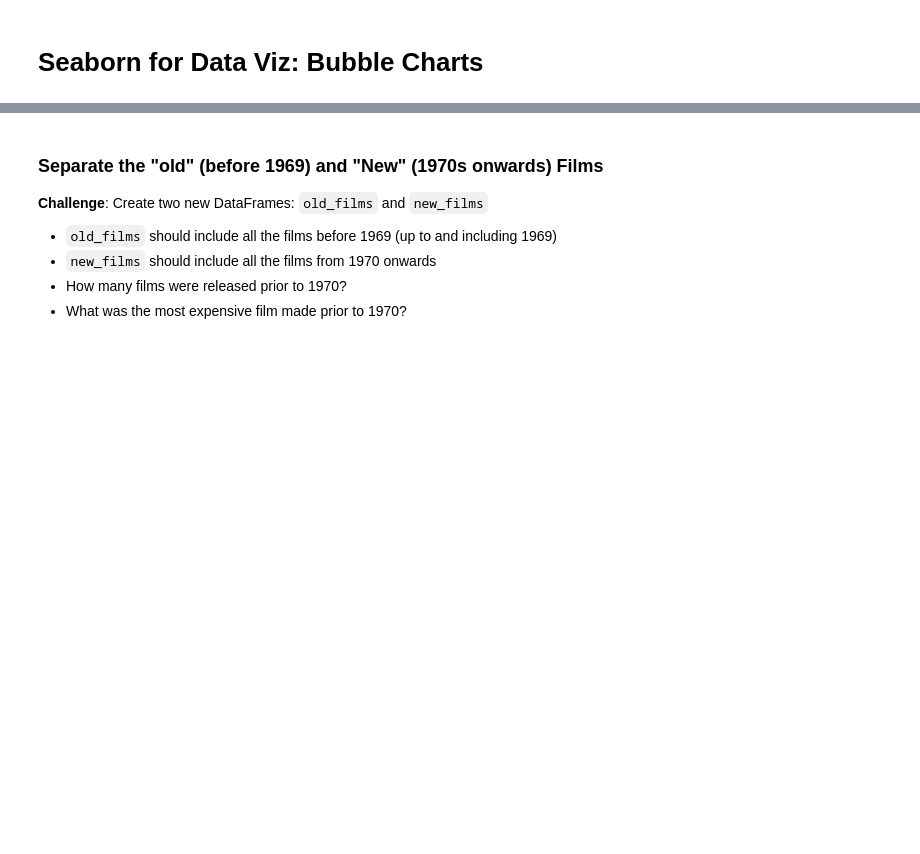
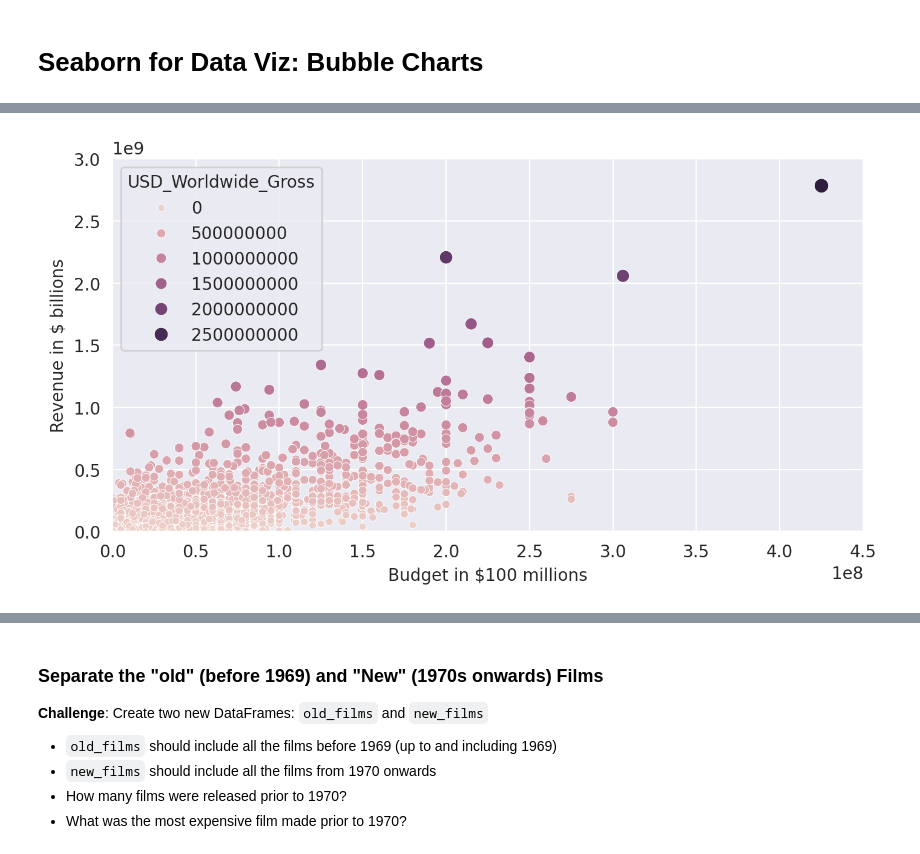
Before and after one commit to Osmestrasmesnica/Python2024, a Jupyter notebook: Dan_78-Seaborn/Seaborn_and_Linear_Regression_(start).ipynb, the cells around one changed output, grey strips where cells are left out. Saved outputs shown, nothing was run; the diff lists cells and outputs as text; code cells hidden in the pictures; blank space fills up the shorter version.

```diff
--- a/Dan_78-Seaborn/Seaborn_and_Linear_Regression_(start).ipynb
+++ b/Dan_78-Seaborn/Seaborn_and_Linear_Regression_(start).ipynb
@@ -147,0 +384,18 @@ What is the percentage of films where the production costs exceeded the worldwid
+# %%
+# To set the styling on a single chart (as opposed to all the charts in the entire notebook) we can use Python's with keyword
+plt.figure(figsize=(8,4), dpi=200)
+
+# set styling on a single chart
+with sns.axes_style('darkgrid'):
+  ax = sns.scatterplot(data=data_clean,
+                       x='USD_Production_Budget',
+                       y='USD_Worldwide_Gross',
+                       hue='USD_Worldwide_Gross',
+                       size='USD_Worldwide_Gross')
+
+  ax.set(ylim=(0, 3000000000),
+        xlim=(0, 450000000),
+        ylabel='Revenue in $ billions',
+        xlabel='Budget in $100 millions')
+# %% [output]
+[figure, added]
```
Also changed, not shown: parts of 40 cells of this notebook, 2 other files.
